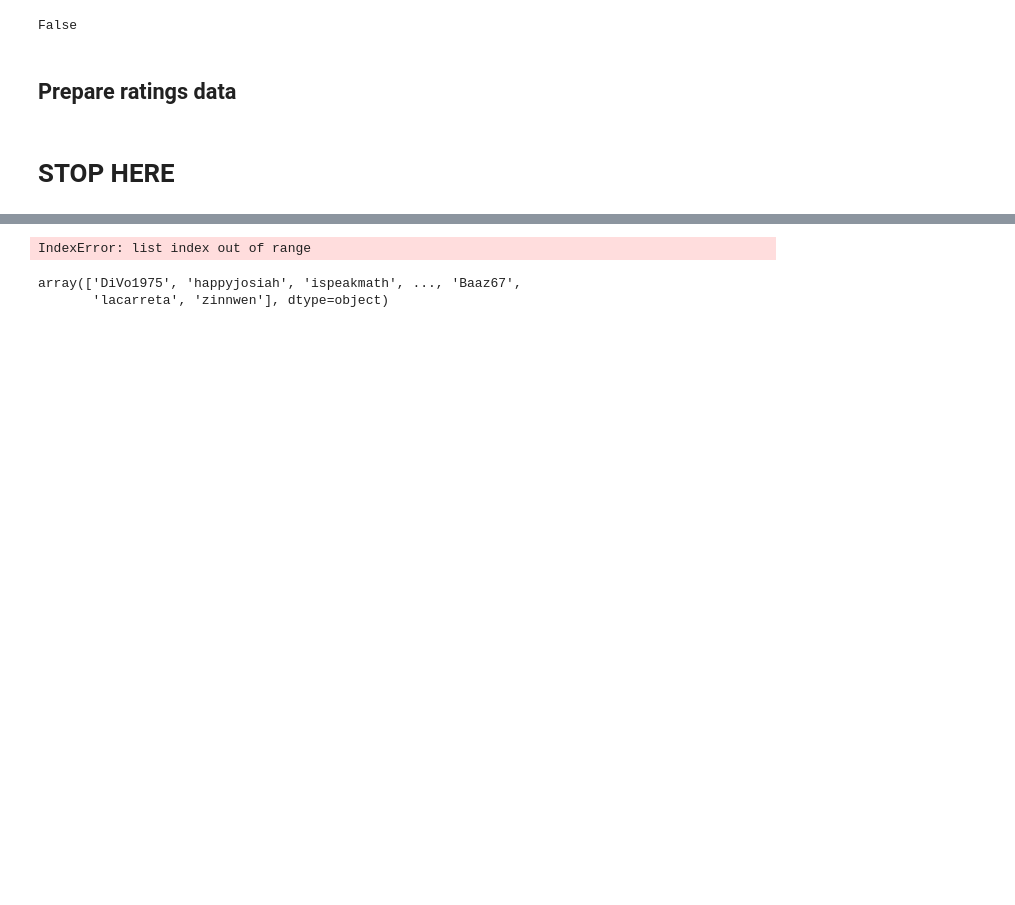
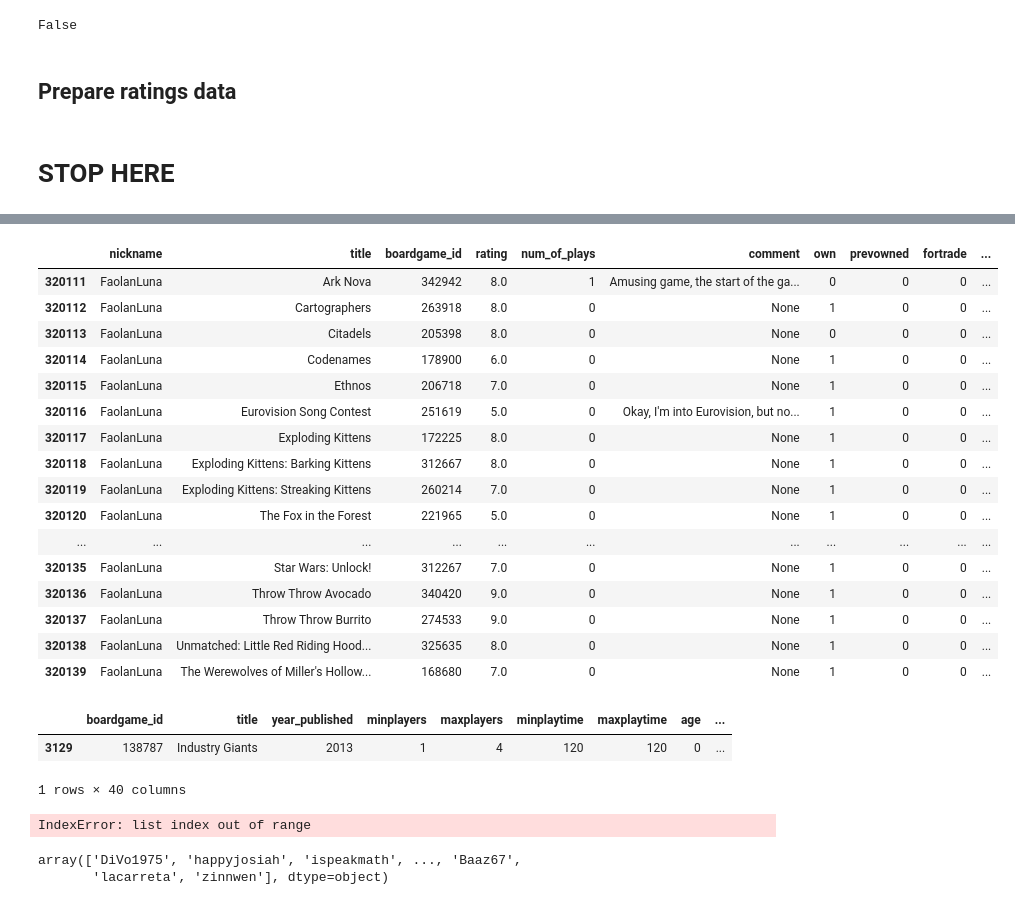
Before and after one commit to Fedorov-Nikita/Board-Game-Scraper, a Jupyter notebook: bgg_prepare_for_database.ipynb, the cells around one changed output, grey strips where cells are left out. Drawn from its saved outputs; the diff is of its cells as text; code cells hidden in the pictures; blank space fills up the shorter version.

```diff
--- a/bgg_prepare_for_database.ipynb
+++ b/bgg_prepare_for_database.ipynb
@@ -511,3 +556,29 @@ conn.close()
+# %%
+ratings[ratings.nickname == 'FaolanLuna']
+# %% [output]
+|  | nickname | title | boardgame_id | rating | num_of_plays | comment | own | prevowned | fortrade | ... |
+| 320111 | FaolanLuna | Ark Nova | 342942 | 8.0 | 1 | Amusing game, the start of the ga... | 0 | 0 | 0 | ... |
+| 320112 | FaolanLuna | Cartographers | 263918 | 8.0 | 0 | None | 1 | 0 | 0 | ... |
+| 320113 | FaolanLuna | Citadels | 205398 | 8.0 | 0 | None | 0 | 0 | 0 | ... |
+| 320114 | FaolanLuna | Codenames | 178900 | 6.0 | 0 | None | 1 | 0 | 0 | ... |
+| 320115 | FaolanLuna | Ethnos | 206718 | 7.0 | 0 | None | 1 | 0 | 0 | ... |
+| 320116 | FaolanLuna | Eurovision Song Contest | 251619 | 5.0 | 0 | Okay, I'm into Eurovision, but no... | 1 | 0 | 0 | ... |
+| 320117 | FaolanLuna | Exploding Kittens | 172225 | 8.0 | 0 | None | 1 | 0 | 0 | ... |
+| 320118 | FaolanLuna | Exploding Kittens: Barking Kittens | 312667 | 8.0 | 0 | None | 1 | 0 | 0 | ... |
+| 320119 | FaolanLuna | Exploding Kittens: Streaking Kittens | 260214 | 7.0 | 0 | None | 1 | 0 | 0 | ... |
+| 320120 | FaolanLuna | The Fox in the Forest | 221965 | 5.0 | 0 | None | 1 | 0 | 0 | ... |
+| ... | ... | ... | ... | ... | ... | ... | ... | ... | ... | ... |
+| 320135 | FaolanLuna | Star Wars: Unlock! | 312267 | 7.0 | 0 | None | 1 | 0 | 0 | ... |
+| 320136 | FaolanLuna | Throw Throw Avocado | 340420 | 9.0 | 0 | None | 1 | 0 | 0 | ... |
+| 320137 | FaolanLuna | Throw Throw Burrito | 274533 | 9.0 | 0 | None | 1 | 0 | 0 | ... |
+| 320138 | FaolanLuna | Unmatched: Little Red Riding Hood... | 325635 | 8.0 | 0 | None | 1 | 0 | 0 | ... |
+| 320139 | FaolanLuna | The Werewolves of Miller's Hollow... | 168680 | 7.0 | 0 | None | 1 | 0 | 0 | ... |
+# %%
+boardgames[boardgames.description == boardgames.iloc[3129].description]
+# %% [output]
+|  | boardgame_id | title | year_published | minplayers | maxplayers | minplaytime | maxplaytime | age | ... |
+| 3129 | 138787 | Industry Giants | 2013 | 1 | 4 | 120 | 120 | 0 | ... |
+1 rows × 40 columns
 # %%
 # connect to the database
 conn = sqlite3.connect('../Board-Game-Data/board_game_database.db')
```
Also changed, not shown: parts of 15 cells of this notebook.
